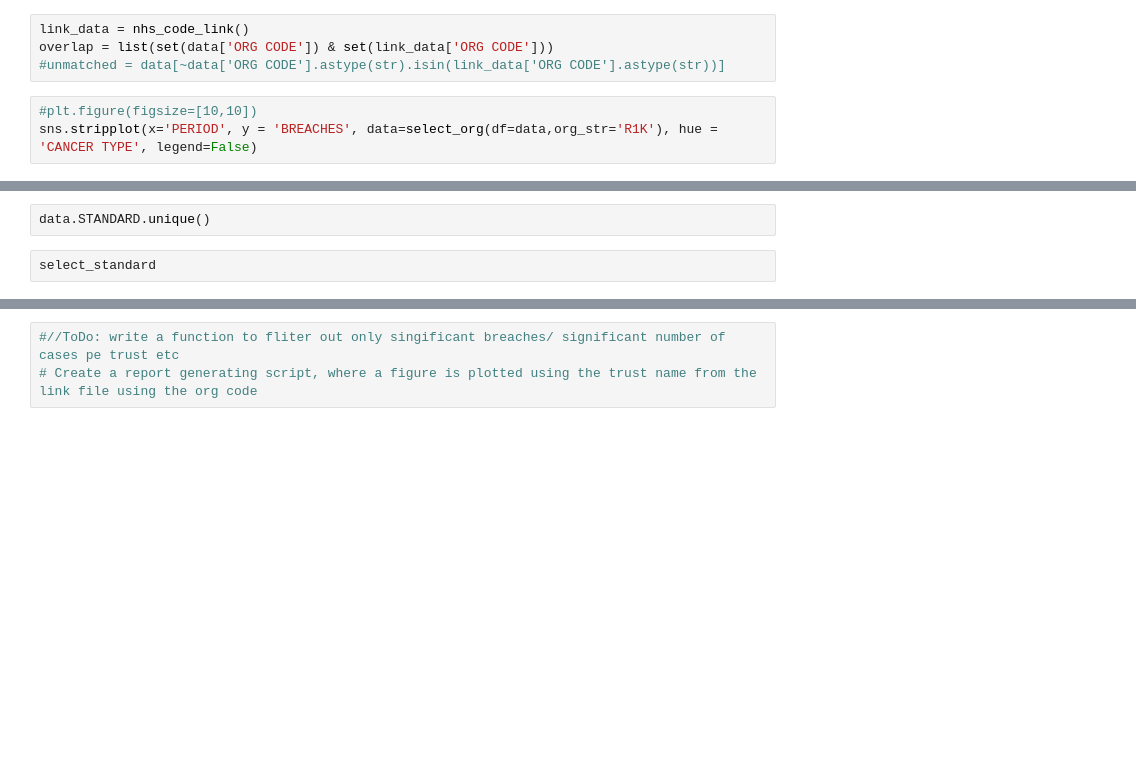
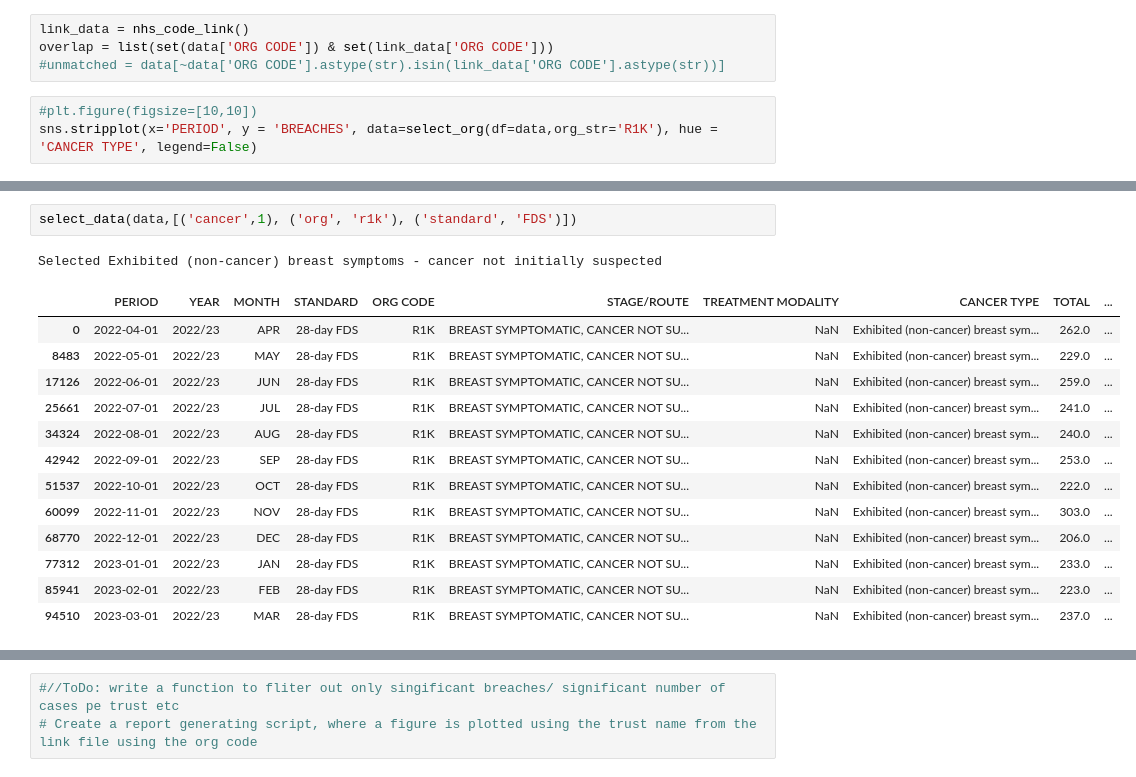
Before and after one commit to ploginovic/hpdm139_A2, a Jupyter notebook: canseer/workstation_21stDec.ipynb, the cells around one changed output, grey strips where cells are left out. Cells and saved outputs as stored; diff of their text form; blank space fills up the shorter version.

```diff
--- a/canseer/workstation_21stDec.ipynb
+++ b/canseer/workstation_21stDec.ipynb
@@ -22,7 +42,20 @@ sns.lineplot(x='PERIOD', y='BREACHES', data=select_org(data,'R0A').groupby(by='P
-# %%
-data.STANDARD.unique()
-# %%
-select_standard
+# %%
+select_data(data,[('cancer',1), ('org', 'r1k'), ('standard', 'FDS')])
+# %% [output]
+Selected Exhibited (non-cancer) breast symptoms - cancer not initially suspected
+|  | PERIOD | YEAR | MONTH | STANDARD | ORG CODE | STAGE/ROUTE | TREATMENT MODALITY | CANCER TYPE | TOTAL | ... |
+| 0 | 2022-04-01 | 2022/23 | APR | 28-day FDS | R1K | BREAST SYMPTOMATIC, CANCER NOT SU... | NaN | Exhibited (non-cancer) breast sym... | 262.0 | ... |
+| 8483 | 2022-05-01 | 2022/23 | MAY | 28-day FDS | R1K | BREAST SYMPTOMATIC, CANCER NOT SU... | NaN | Exhibited (non-cancer) breast sym... | 229.0 | ... |
+| 17126 | 2022-06-01 | 2022/23 | JUN | 28-day FDS | R1K | BREAST SYMPTOMATIC, CANCER NOT SU... | NaN | Exhibited (non-cancer) breast sym... | 259.0 | ... |
+| 25661 | 2022-07-01 | 2022/23 | JUL | 28-day FDS | R1K | BREAST SYMPTOMATIC, CANCER NOT SU... | NaN | Exhibited (non-cancer) breast sym... | 241.0 | ... |
+| 34324 | 2022-08-01 | 2022/23 | AUG | 28-day FDS | R1K | BREAST SYMPTOMATIC, CANCER NOT SU... | NaN | Exhibited (non-cancer) breast sym... | 240.0 | ... |
+| 42942 | 2022-09-01 | 2022/23 | SEP | 28-day FDS | R1K | BREAST SYMPTOMATIC, CANCER NOT SU... | NaN | Exhibited (non-cancer) breast sym... | 253.0 | ... |
+| 51537 | 2022-10-01 | 2022/23 | OCT | 28-day FDS | R1K | BREAST SYMPTOMATIC, CANCER NOT SU... | NaN | Exhibited (non-cancer) breast sym... | 222.0 | ... |
+| 60099 | 2022-11-01 | 2022/23 | NOV | 28-day FDS | R1K | BREAST SYMPTOMATIC, CANCER NOT SU... | NaN | Exhibited (non-cancer) breast sym... | 303.0 | ... |
+| 68770 | 2022-12-01 | 2022/23 | DEC | 28-day FDS | R1K | BREAST SYMPTOMATIC, CANCER NOT SU... | NaN | Exhibited (non-cancer) breast sym... | 206.0 | ... |
+| 77312 | 2023-01-01 | 2022/23 | JAN | 28-day FDS | R1K | BREAST SYMPTOMATIC, CANCER NOT SU... | NaN | Exhibited (non-cancer) breast sym... | 233.0 | ... |
+| 85941 | 2023-02-01 | 2022/23 | FEB | 28-day FDS | R1K | BREAST SYMPTOMATIC, CANCER NOT SU... | NaN | Exhibited (non-cancer) breast sym... | 223.0 | ... |
+| 94510 | 2023-03-01 | 2022/23 | MAR | 28-day FDS | R1K | BREAST SYMPTOMATIC, CANCER NOT SU... | NaN | Exhibited (non-cancer) breast sym... | 237.0 | ... |
 # %%
 # Sample data (replace this with your actual data)
 
```
Also changed, not shown: parts of 6 cells of this notebook, 1 other file.
